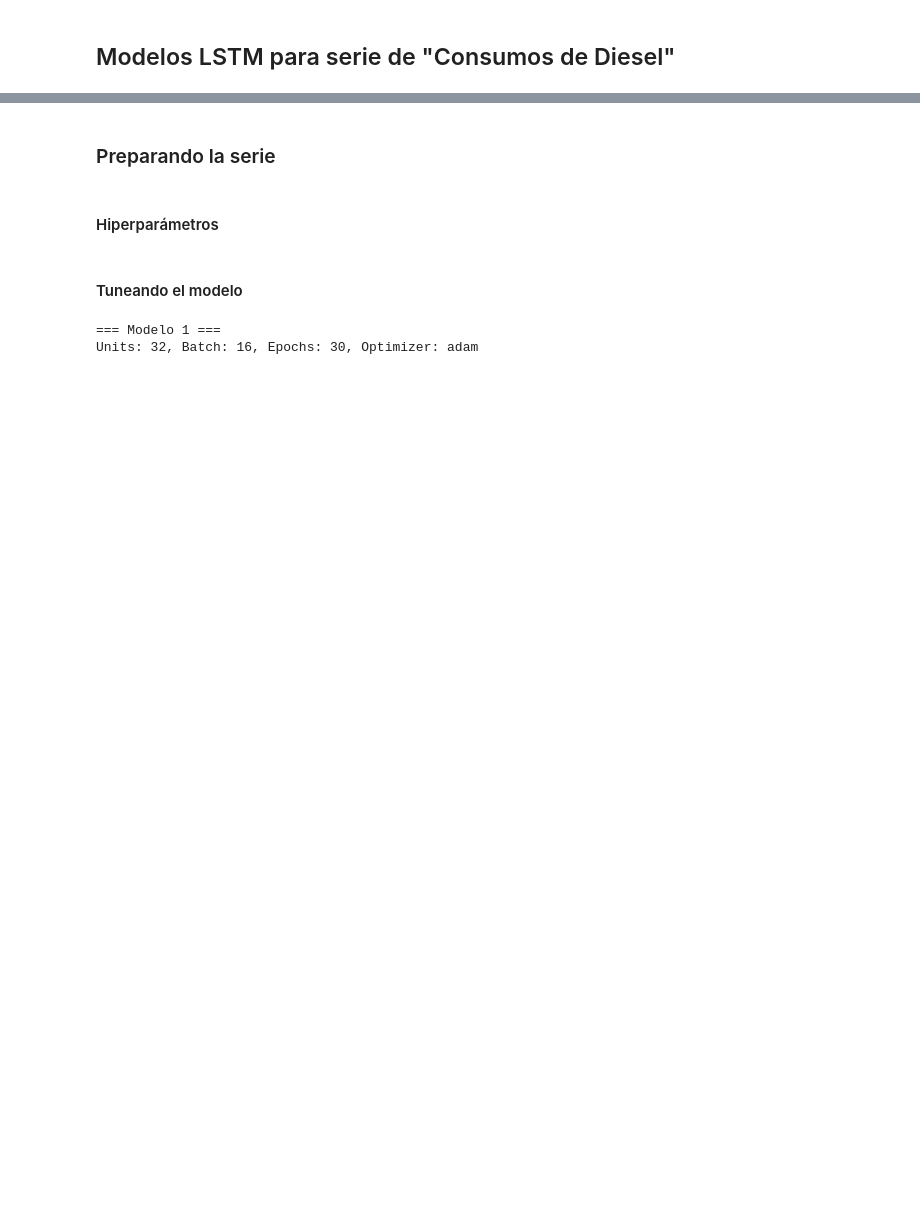
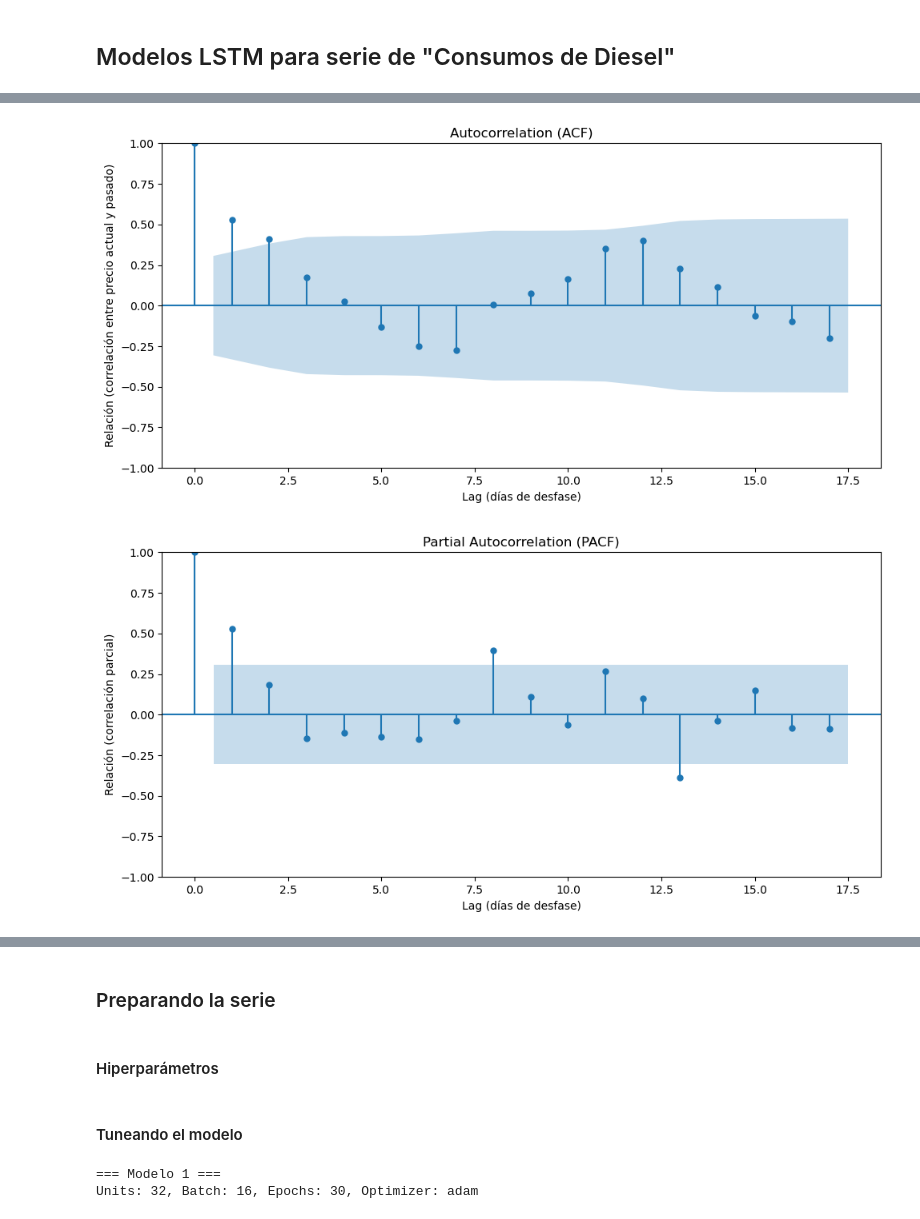
Before and after one commit to JosueSay/labs-ds, a Jupyter notebook: lab2/lab2.ipynb, the cells around one changed output, grey strips where cells are left out. Drawn from its saved outputs; the diff is of its cells as text; code cells hidden in the pictures; blank space fills up the shorter version.

```diff
--- a/lab2/lab2.ipynb
+++ b/lab2/lab2.ipynb
@@ -823,9 +917,11 @@ if SHOW_RESULTS_LAB1:
 # %%
 if SHOW_RESULTS_LAB1:
-
-  df = getRangeSerie(serie=df_coonsumos, initial_range="2022", column="diesel", get_diff=False)
+  df = getRangeSerie(serie=df_consumo, initial_range="2022", column="diesel", get_diff=False)
   plotAutocorrelations(df, save=SAVE_IMAGES,
                       path_acf=IMAGE_DIR + "/acf_diesel.png",
                       path_pacf=IMAGE_DIR + "/pacf_diesel.png")
+# %% [output]
+[figure, added]
+[figure, added]
 # %%
 if SHOW_RESULTS_LAB1:
```
Also changed, not shown: parts of 16 cells of this notebook, 31 other files.
